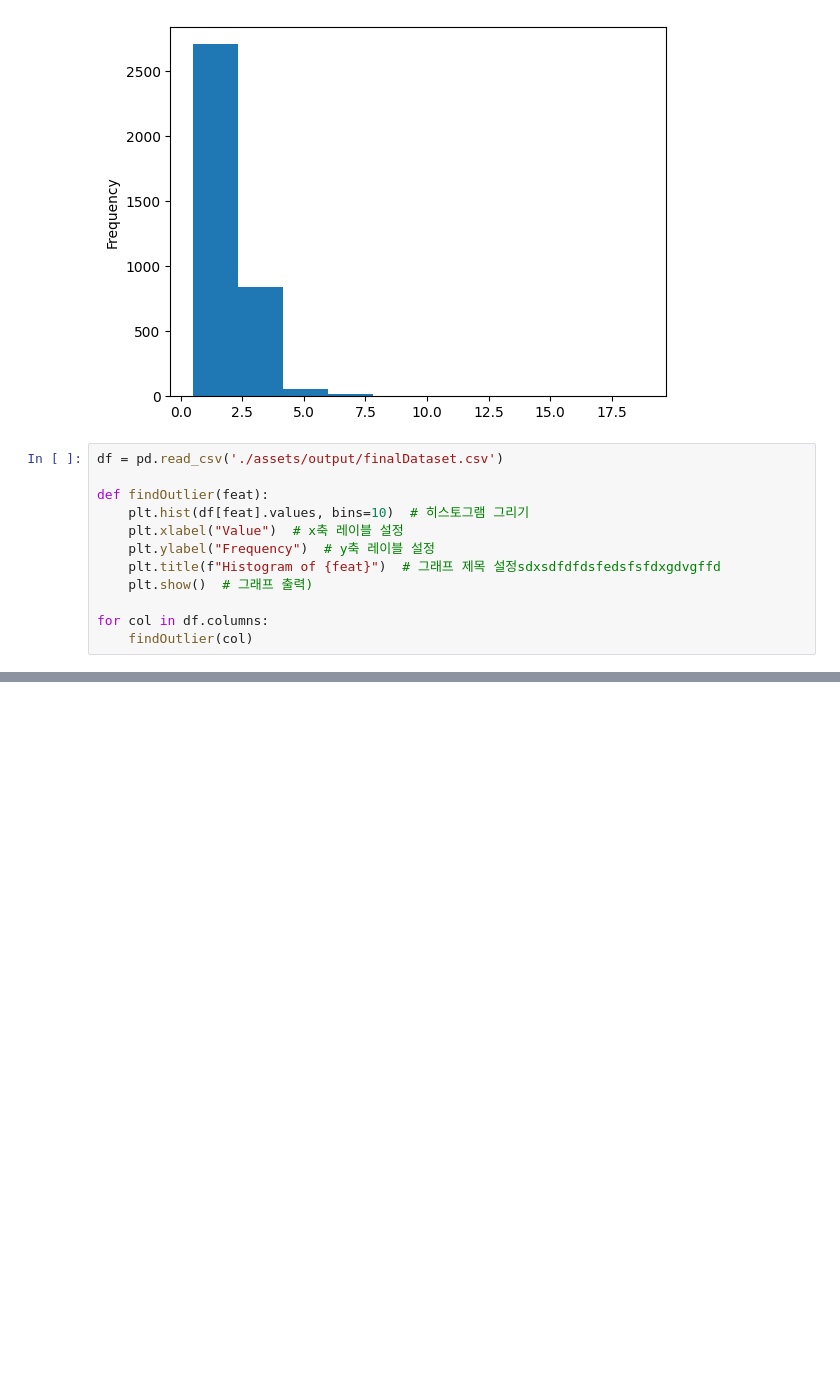
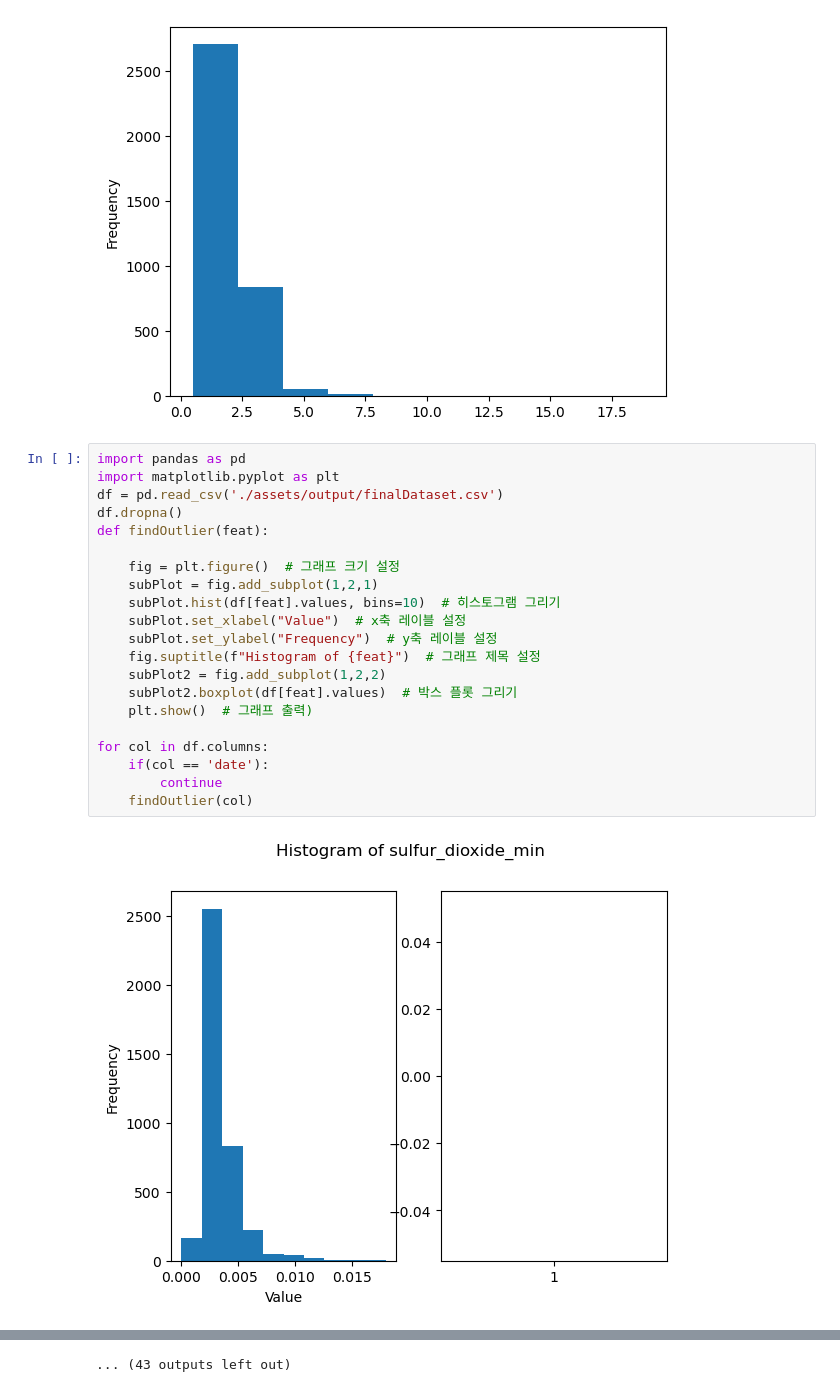
Before and after one commit to jrary/DataScienceTermProject, a Jupyter notebook: src/dataVisualization.ipynb, the cells around one changed output, grey strips where cells are left out. Drawn from its saved outputs; the diff is of its cells as text; blank space fills up the shorter version.

Commit message:
각 feature boxplot그리기

```diff
--- a/src/dataVisualization.ipynb
+++ b/src/dataVisualization.ipynb
@@ -830,14 +830,25 @@ df['wind speed_median'].plot(kind='hist')
 <Axes: ylabel='Frequency'>
 [figure]
 # %%
+import pandas as pd
+import matplotlib.pyplot as plt
 df = pd.read_csv('./assets/output/finalDataset.csv')
+df.dropna()
+def findOutlier(feat):
 
-def findOutlier(feat):
-    plt.hist(df[feat].values, bins=10)  # 히스토그램 그리기
-    plt.xlabel("Value")  # x축 레이블 설정
-    plt.ylabel("Frequency")  # y축 레이블 설정
-    plt.title(f"Histogram of {feat}")  # 그래프 제목 설정sdxsdfdfdsfedsfsfdxgdvgffd
+    fig = plt.figure()  # 그래프 크기 설정
+    subPlot = fig.add_subplot(1,2,1)
+    subPlot.hist(df[feat].values, bins=10)  # 히스토그램 그리기
+    subPlot.set_xlabel("Value")  # x축 레이블 설정
+    subPlot.set_ylabel("Frequency")  # y축 레이블 설정
+    fig.suptitle(f"Histogram of {feat}")  # 그래프 제목 설정
+    subPlot2 = fig.add_subplot(1,2,2)
+    subPlot2.boxplot(df[feat].values)  # 박스 플롯 그리기
     plt.show()  # 그래프 출력)
 
 for col in df.columns:
+    if(col == 'date'):
+        continue
     findOutlier(col)
+# %% [output]
+[figure, added]
@@ -843,0 +866 @@ for col in df.columns:
+... (43 outputs left out)
```
Also changed, not shown: parts of 1 cell of this notebook.
